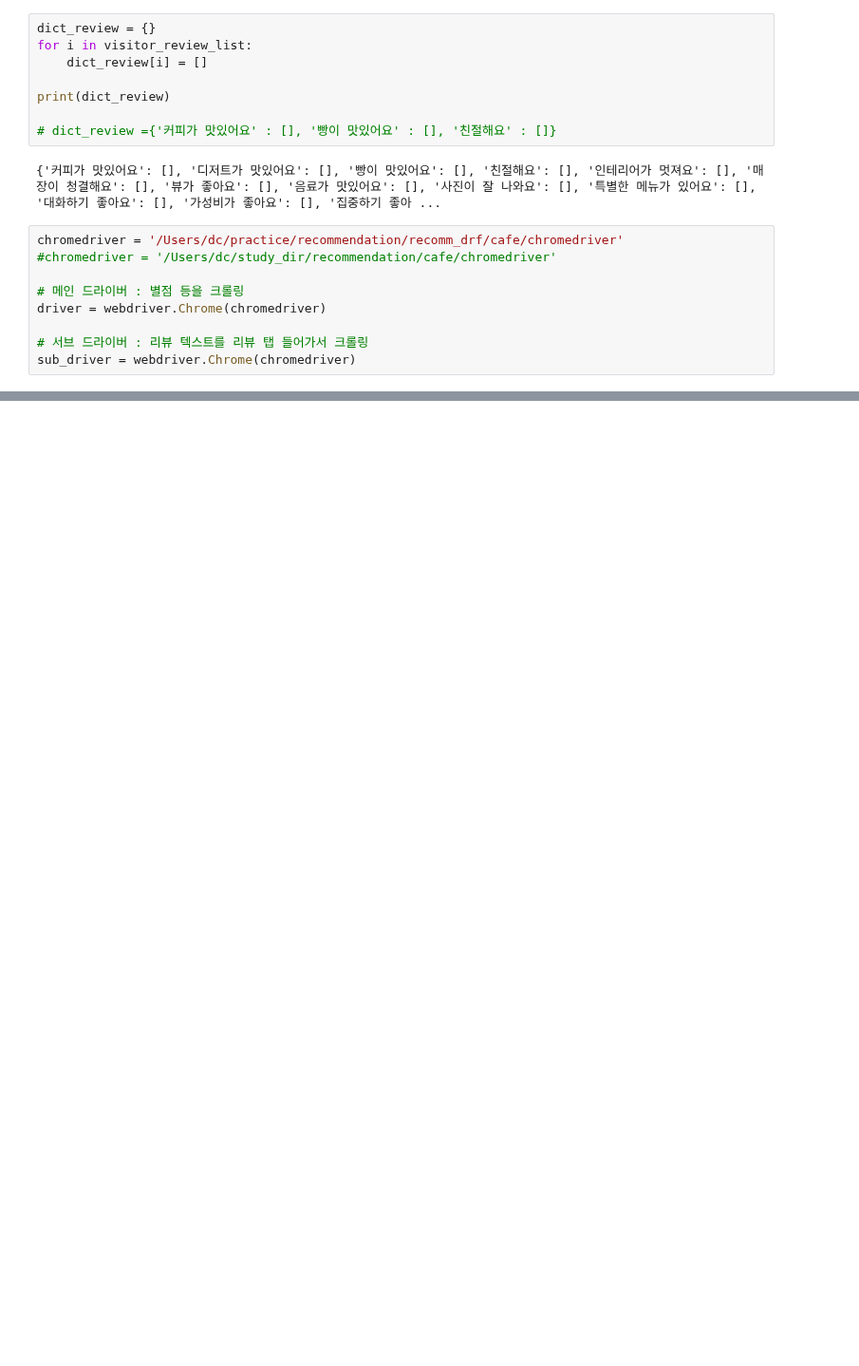
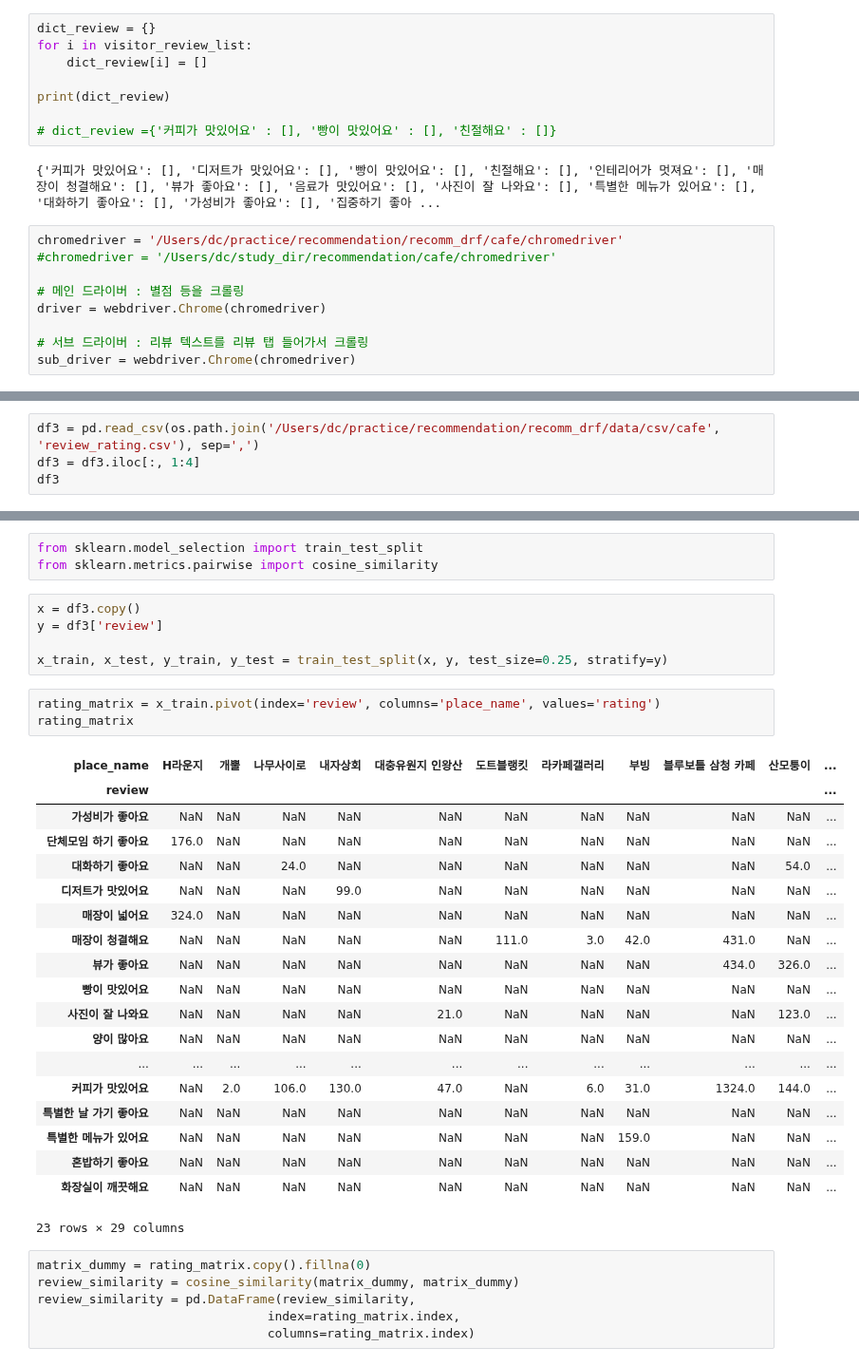
Before and after one commit to DongChanLee/recommendation, a Jupyter notebook: test_dataframe.ipynb, the cells around one changed output, grey strips where cells are left out. Shown at 95% size. Drawn from its saved outputs; the diff is of its cells as text; blank space fills up the shorter version.

Commit message:
rating matrix 완성

```diff
--- a/test_dataframe.ipynb
+++ b/test_dataframe.ipynb
@@ -263,0 +477,4 @@ sub_driver = webdriver.Chrome(chromedriver)
+# %%
+df3 = pd.read_csv(os.path.join('/Users/dc/practice/recommendation/recomm_drf/data/csv/cafe', 'review_rating.csv'), sep=',')
+df3 = df3.iloc[:, 1:4]
+df3
@@ -263,0 +495,37 @@ sub_driver = webdriver.Chrome(chromedriver)
+# %%
+from sklearn.model_selection import train_test_split
+from sklearn.metrics.pairwise import cosine_similarity
+# %%
+x = df3.copy()
+y = df3['review']
+
+x_train, x_test, y_train, y_test = train_test_split(x, y, test_size=0.25, stratify=y)
+# %%
+rating_matrix = x_train.pivot(index='review', columns='place_name', values='rating')
+rating_matrix
+# %% [output]
+| place_name | H라운지 | 개뿔 | 나무사이로 | 내자상회 | 대충유원지 인왕산 | 도트블랭킷 | 라카페갤러리 | 부빙 | 블루보틀 삼청 카페 | 산모퉁이 | ... |
+| review |  |  |  |  |  |  |  |  |  |  | ... |
+| 가성비가 좋아요 | NaN | NaN | NaN | NaN | NaN | NaN | NaN | NaN | NaN | NaN | ... |
+| 단체모임 하기 좋아요 | 176.0 | NaN | NaN | NaN | NaN | NaN | NaN | NaN | NaN | NaN | ... |
+| 대화하기 좋아요 | NaN | NaN | 24.0 | NaN | NaN | NaN | NaN | NaN | NaN | 54.0 | ... |
+| 디저트가 맛있어요 | NaN | NaN | NaN | 99.0 | NaN | NaN | NaN | NaN | NaN | NaN | ... |
+| 매장이 넓어요 | 324.0 | NaN | NaN | NaN | NaN | NaN | NaN | NaN | NaN | NaN | ... |
+| 매장이 청결해요 | NaN | NaN | NaN | NaN | NaN | 111.0 | 3.0 | 42.0 | 431.0 | NaN | ... |
+| 뷰가 좋아요 | NaN | NaN | NaN | NaN | NaN | NaN | NaN | NaN | 434.0 | 326.0 | ... |
+| 빵이 맛있어요 | NaN | NaN | NaN | NaN | NaN | NaN | NaN | NaN | NaN | NaN | ... |
+| 사진이 잘 나와요 | NaN | NaN | NaN | NaN | 21.0 | NaN | NaN | NaN | NaN | 123.0 | ... |
+| 양이 많아요 | NaN | NaN | NaN | NaN | NaN | NaN | NaN | NaN | NaN | NaN | ... |
+| ... | ... | ... | ... | ... | ... | ... | ... | ... | ... | ... | ... |
+| 커피가 맛있어요 | NaN | 2.0 | 106.0 | 130.0 | 47.0 | NaN | 6.0 | 31.0 | 1324.0 | 144.0 | ... |
+| 특별한 날 가기 좋아요 | NaN | NaN | NaN | NaN | NaN | NaN | NaN | NaN | NaN | NaN | ... |
+| 특별한 메뉴가 있어요 | NaN | NaN | NaN | NaN | NaN | NaN | NaN | 159.0 | NaN | NaN | ... |
+| 혼밥하기 좋아요 | NaN | NaN | NaN | NaN | NaN | NaN | NaN | NaN | NaN | NaN | ... |
+| 화장실이 깨끗해요 | NaN | NaN | NaN | NaN | NaN | NaN | NaN | NaN | NaN | NaN | ... |
+23 rows × 29 columns
+# %%
+matrix_dummy = rating_matrix.copy().fillna(0)
+review_similarity = cosine_similarity(matrix_dummy, matrix_dummy)
+review_similarity = pd.DataFrame(review_similarity,
+                               index=rating_matrix.index,
+                               columns=rating_matrix.index)
```
Also changed, not shown: parts of 35 cells of this notebook, 7 other files.
